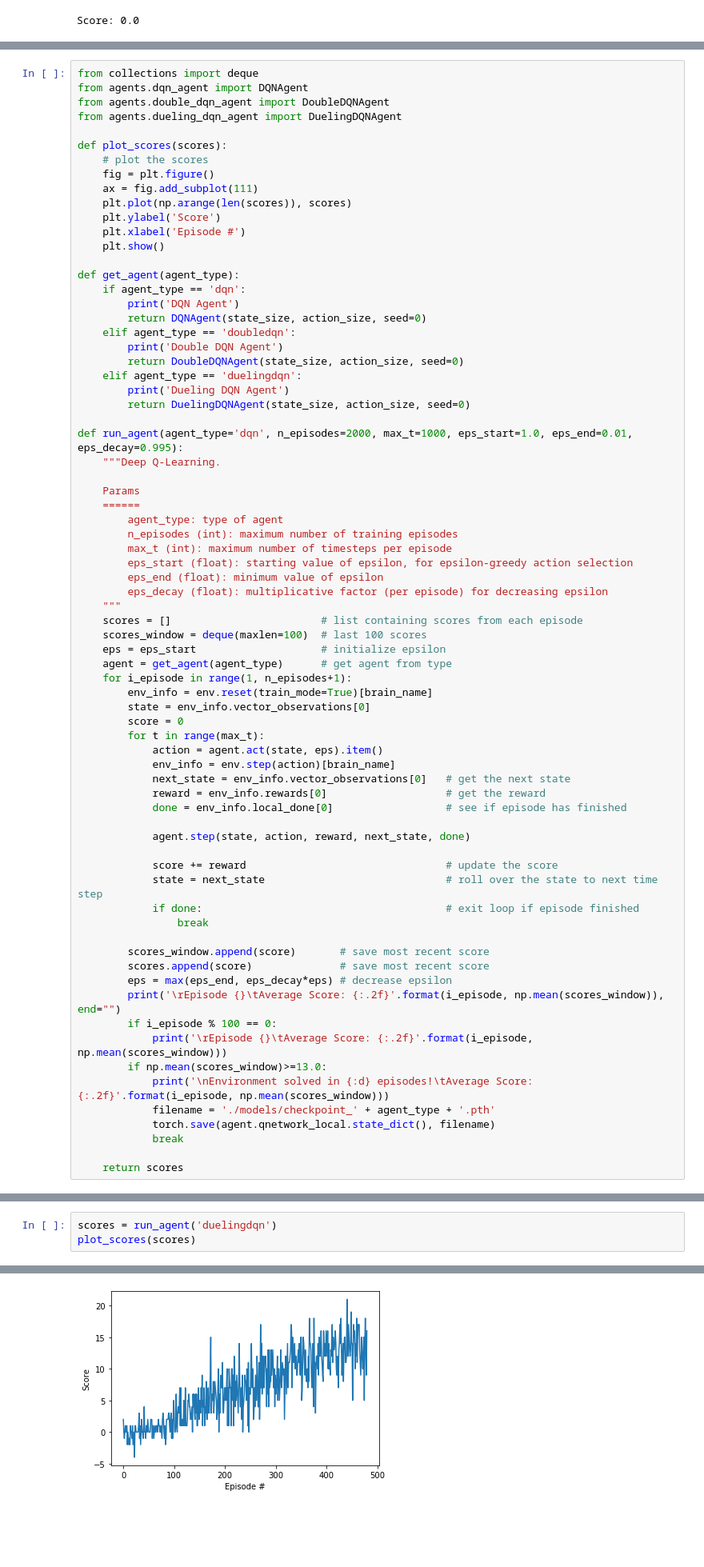
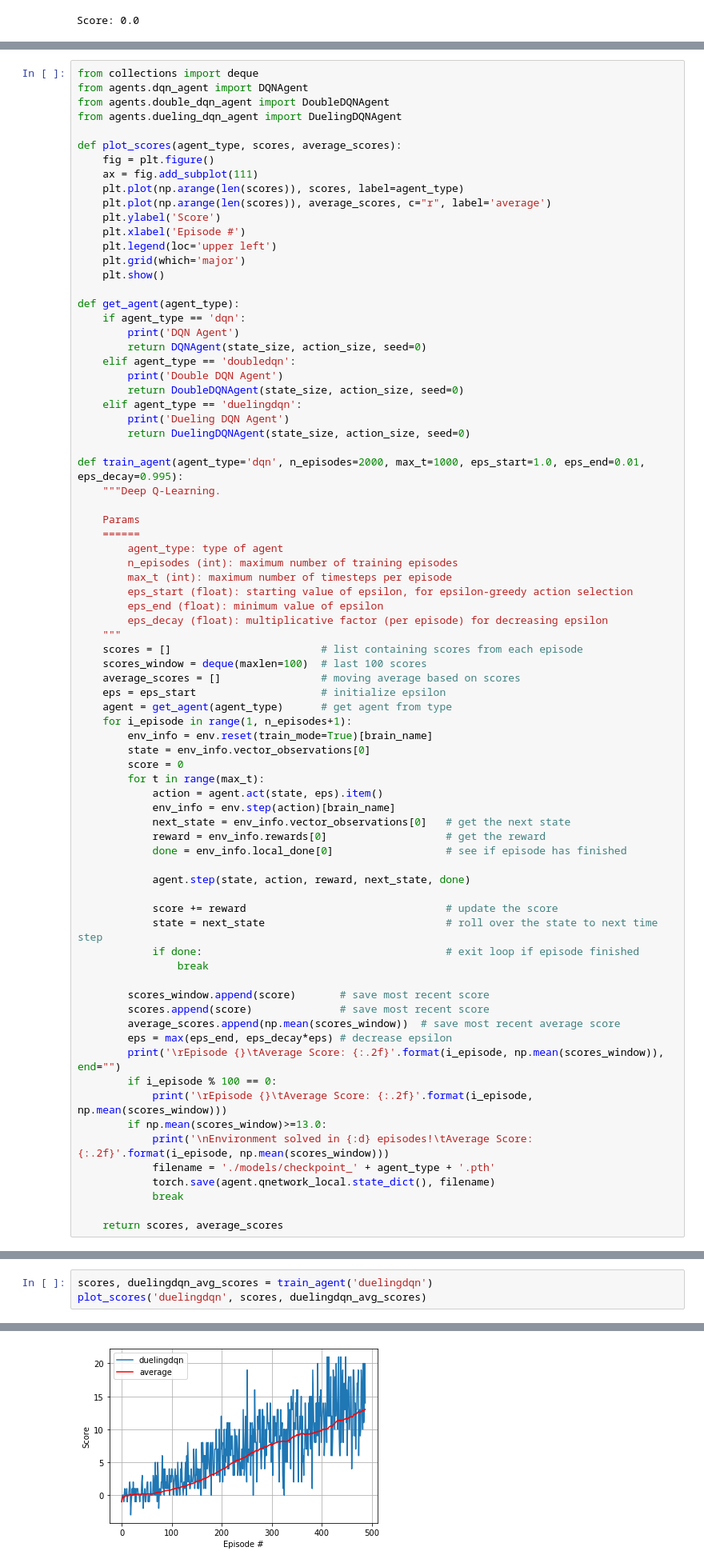
Before and after one commit to monusurana/reinforcement-learning-navigation, a Jupyter notebook: Navigation.ipynb, the cells around one changed output, grey strips where cells are left out. Shown at 80% size. Saved outputs shown, nothing was run; the diff lists cells and outputs as text; blank space fills up the shorter version.

Commit message:
Added support to show average on the plots and also the comparision between algorithms

```diff
--- a/Navigation.ipynb
+++ b/Navigation.ipynb
@@ -143,13 +143,15 @@ from agents.dqn_agent import DQNAgent
 from agents.double_dqn_agent import DoubleDQNAgent
 from agents.dueling_dqn_agent import DuelingDQNAgent
 
-def plot_scores(scores):
-    # plot the scores
+def plot_scores(agent_type, scores, average_scores):
     fig = plt.figure()
     ax = fig.add_subplot(111)
-    plt.plot(np.arange(len(scores)), scores)
+    plt.plot(np.arange(len(scores)), scores, label=agent_type)
+    plt.plot(np.arange(len(scores)), average_scores, c="r", label='average')
     plt.ylabel('Score')
     plt.xlabel('Episode #')
+    plt.legend(loc='upper left')
+    plt.grid(which='major')
     plt.show()
 
 def get_agent(agent_type):
@@ -163,7 +165,7 @@ def get_agent(agent_type):
         print('Dueling DQN Agent')
         return DuelingDQNAgent(state_size, action_size, seed=0)
 
-def run_agent(agent_type='dqn', n_episodes=2000, max_t=1000, eps_start=1.0, eps_end=0.01, eps_decay=0.995):
+def train_agent(agent_type='dqn', n_episodes=2000, max_t=1000, eps_start=1.0, eps_end=0.01, eps_decay=0.995):
     """Deep Q-Learning.
 
     Params
@@ -177,6 +179,7 @@ def run_agent(agent_type='dqn', n_episodes=2000, max_t=1000, eps_start=1.0, eps_
     """
     scores = []                        # list containing scores from each episode
     scores_window = deque(maxlen=100)  # last 100 scores
+    average_scores = []                # moving average based on scores
     eps = eps_start                    # initialize epsilon
     agent = get_agent(agent_type)      # get agent from type
     for i_episode in range(1, n_episodes+1):
@@ -199,6 +202,7 @@ def run_agent(agent_type='dqn', n_episodes=2000, max_t=1000, eps_start=1.0, eps_
 
         scores_window.append(score)       # save most recent score
         scores.append(score)              # save most recent score
+        average_scores.append(np.mean(scores_window))  # save most recent average score
         eps = max(eps_end, eps_decay*eps) # decrease epsilon
         print('\rEpisode {}\tAverage Score: {:.2f}'.format(i_episode, np.mean(scores_window)), end="")
         if i_episode % 100 == 0:
@@ -209,7 +213,7 @@ def run_agent(agent_type='dqn', n_episodes=2000, max_t=1000, eps_start=1.0, eps_
             torch.save(agent.qnetwork_local.state_dict(), filename)
             break
 
-    return scores
+    return scores, average_scores
 # %% [markdown]
 #### DQN Agent
 Train DQN Agent and plot average scores per episode
@@ -246,7 +250,7 @@ Environment solved in 511 episodes!     Average Score: 13.07
 #### Dueling DQN Agent
 Train Dueling DQN Agent and plot average scores per episode
 # %%
-scores = run_agent('duelingdqn')
-plot_scores(scores)
+scores, duelingdqn_avg_scores = train_agent('duelingdqn')
+plot_scores('duelingdqn', scores, duelingdqn_avg_scores)
 # %% [output]
 Dueling DQN Agent
@@ -259 +263 @@ Environment solved in 480 episodes!     Average Score: 13.01
-[figure, old version]
+[figure, new version]
```
Also changed, not shown: parts of 10 cells of this notebook, 3 other files.
